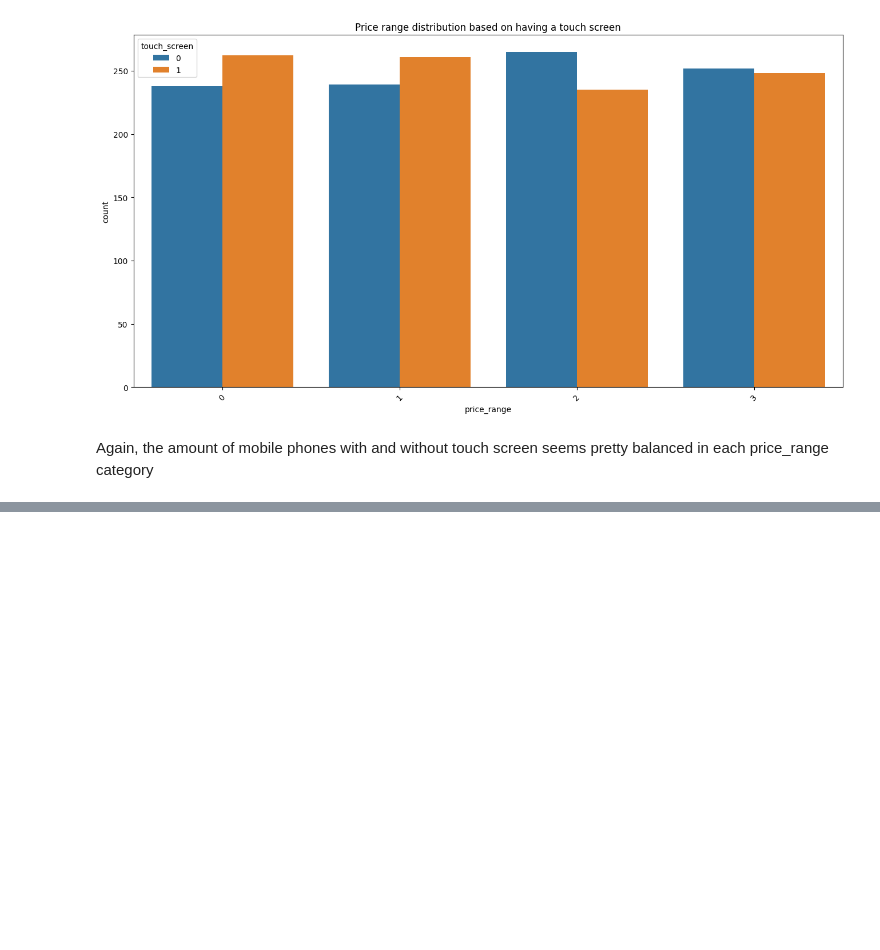
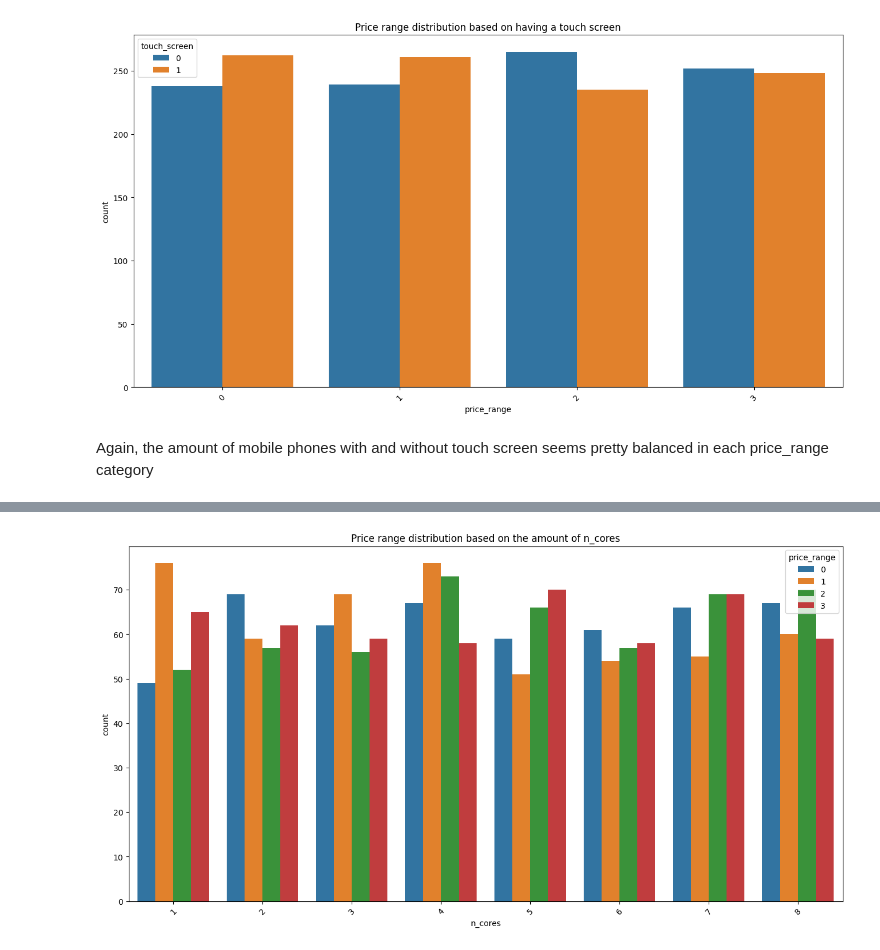
Before and after one commit to emonteiro27/mobile_price_class, a Jupyter notebook: mobile_price_classification.ipynb, the cells around one changed output, grey strips where cells are left out. Cells and saved outputs as stored; diff of their text form; code cells hidden in the pictures; blank space fills up the shorter version.

Commit message:
did countplot of price_range vs n_cores

```diff
--- a/mobile_price_classification.ipynb
+++ b/mobile_price_classification.ipynb
@@ -269,0 +284,8 @@ Again, the amount of mobile phones with and without touch screen seems pretty ba
+# %%
+plt.figure(figsize=(16,8))
+sns.countplot(data=df_train, x='n_cores', hue='price_range')
+plt.title('Price range distribution based on the amount of n_cores')
+plt.xticks(rotation=45)
+plt.show()
+# %% [output]
+[figure, added]
```
Also changed, not shown: parts of 4 cells of this notebook.
